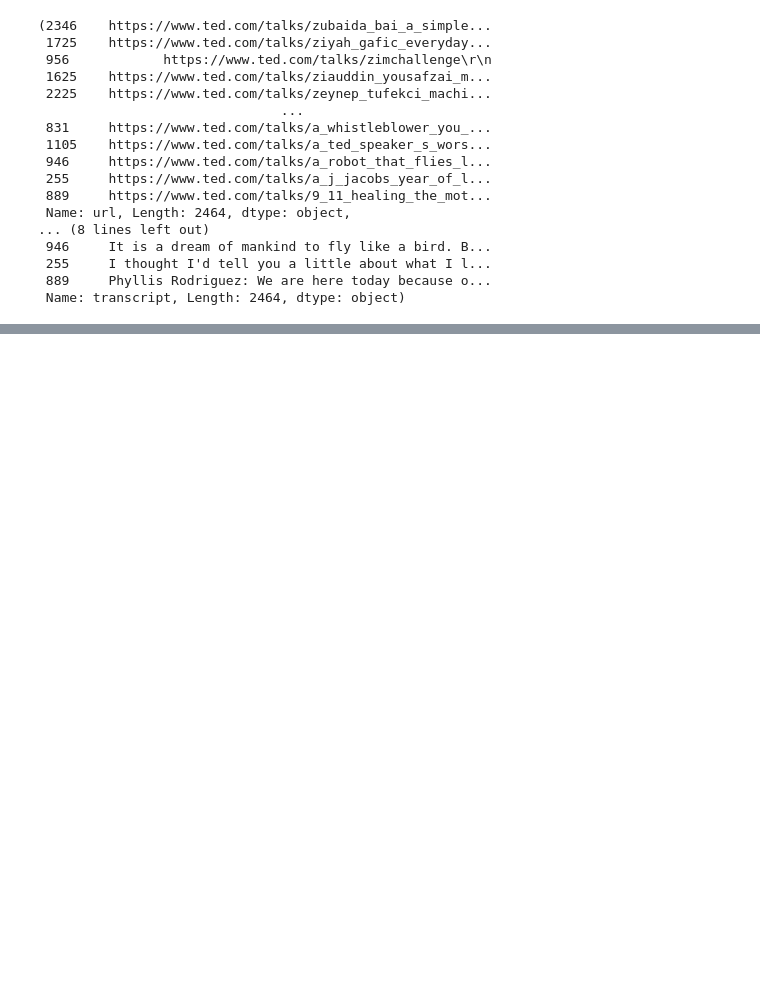
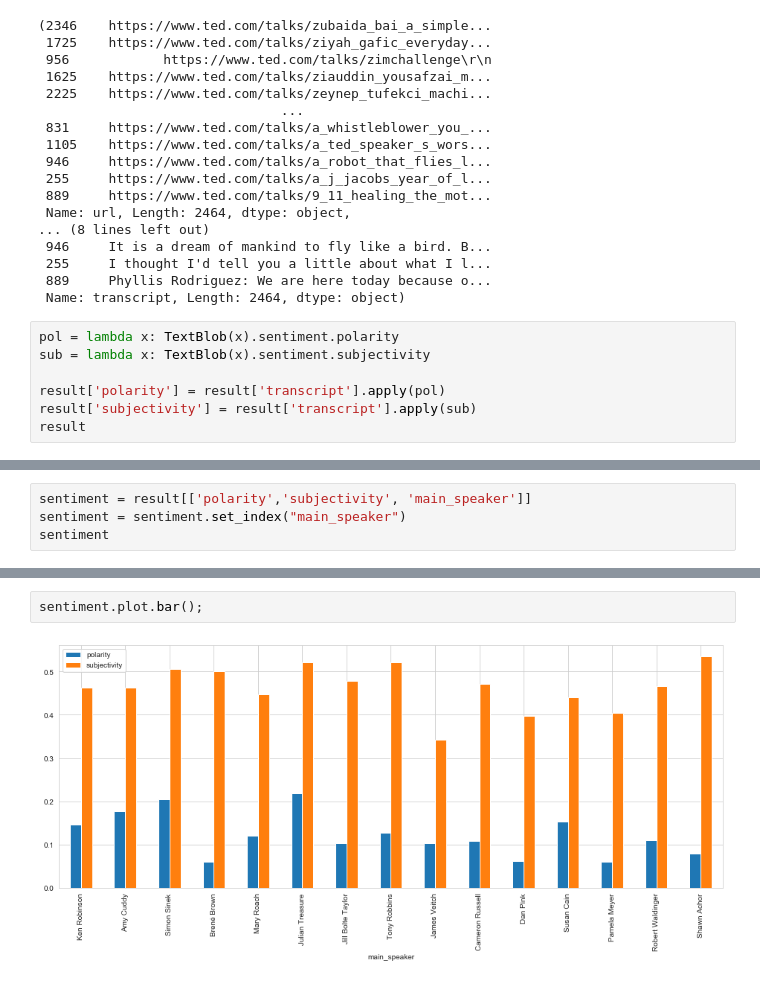
Before and after one commit to Avisikta-Majumdar/TedTalksAnalysis, a Jupyter notebook: sentiment analysis of transcript.ipynb, the cells around one changed output, grey strips where cells are left out. Drawn from its saved outputs; the diff is of its cells as text; blank space fills up the shorter version.

Commit message:
Sentiment plot chart for top 15

```diff
--- a/sentiment analysis of transcript.ipynb
+++ b/sentiment analysis of transcript.ipynb
@@ -415,3 +415,10 @@ sns.barplot(x='speaker', y='views', data=pop_talks)
  255     I thought I'd tell you a little about what I l...
  889     Phyllis Rodriguez: We are here today because o...
  Name: transcript, Length: 2464, dtype: object)
+# %%
+pol = lambda x: TextBlob(x).sentiment.polarity
+sub = lambda x: TextBlob(x).sentiment.subjectivity
+
+result['polarity'] = result['transcript'].apply(pol)
+result['subjectivity'] = result['transcript'].apply(sub)
+result
@@ -417,0 +443,4 @@ sns.barplot(x='speaker', y='views', data=pop_talks)
+# %%
+sentiment = result[['polarity','subjectivity', 'main_speaker']]
+sentiment = sentiment.set_index("main_speaker")
+sentiment
@@ -417,0 +465,4 @@ sns.barplot(x='speaker', y='views', data=pop_talks)
+# %%
+sentiment.plot.bar();
+# %% [output]
+[figure, added]
```
Also changed, not shown: parts of 2 cells of this notebook.
